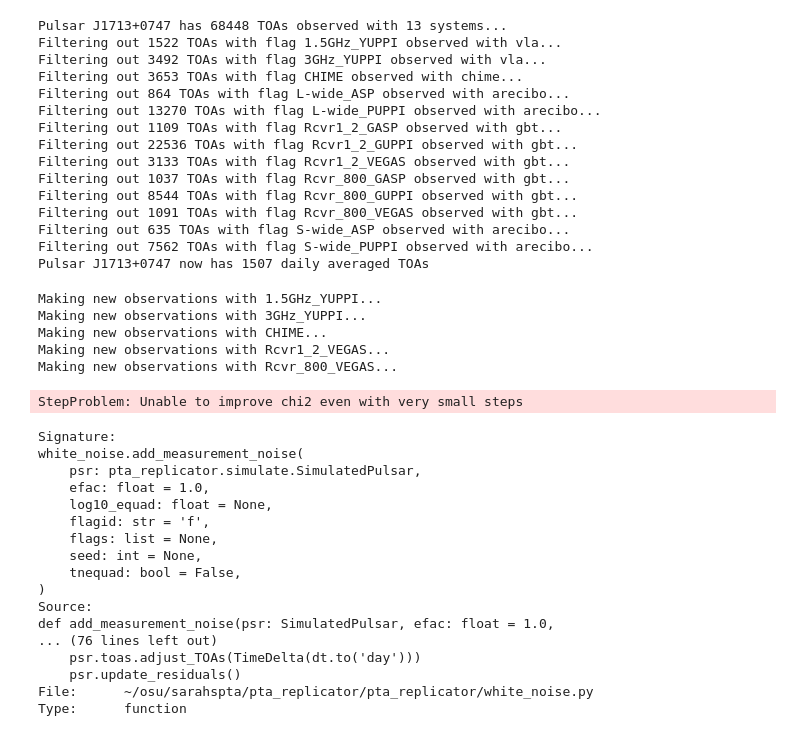
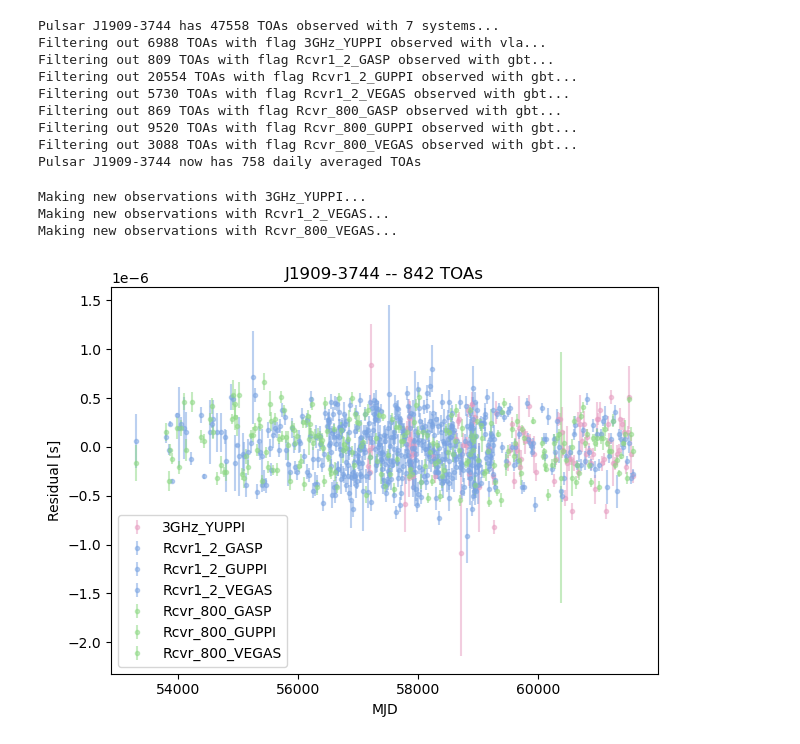
Before and after one commit to anjanaashok592/pta_replicator, a Jupyter notebook: examples/make_new_obs.ipynb, the cells around one changed output. Saved outputs shown, nothing was run; the diff lists cells and outputs as text; code cells hidden in the pictures.

Commit message:
adding efac and equad for one pulsar

```diff
--- a/examples/make_new_obs.ipynb
+++ b/examples/make_new_obs.ipynb
@@ -40,5 +40,4 @@ WARNING  (pint.fitter                   ): Unable to improve chi2 even with very
 # %%
-# datadir = '/Users/vigeland/Documents/Research/NANOGrav/nanograv_data/NG20/Data/ng20_v1p1_dmx/'
 
 # myparfile = datadir + 'parfiles/J1909-3744_PINT_20250319.nb.par'
 # mytimfile = datadir + 'timfiles/J1909-3744_PINT_20250411.nb.tim'
@@ -46,11 +45,11 @@ WARNING  (pint.fitter                   ): Unable to improve chi2 even with very
 #my paths'
 mypardir = '/Users/ashokan/osu/sarahspta/ng20/results/'
 mytimdir = '/Users/ashokan/osu/sarahspta/NG20_prelim_v1p0_excised_toas/'
-#myparfile = mypardir + 'J1909-3744_PINT_20250319.nb.par'
-#mytimfile = mytimdir + 'J1909-3744_PINT_20250411.nb.tim'
+myparfile = mypardir + 'J1909-3744_PINT_20250319.nb.par'
+mytimfile = mytimdir + 'J1909-3744_PINT_20250411.nb.tim'
 
-myparfile = mypardir + 'J1713+0747_PINT_20250429.nb.par'
-mytimfile = mytimdir + 'J1713+0747_PINT_20250411.nb.tim'
+# myparfile = mypardir + 'J1713+0747_PINT_20250429.nb.par'
+# mytimfile = mytimdir + 'J1713+0747_PINT_20250411.nb.tim'
 
 psr = simulate.load_pulsar(myparfile, mytimfile, ephem='DE440')
 # %%
@@ -60,21 +59,15 @@ if 'PLRedNoise' in psr.model.components.keys():
 
 psr.generate_daily_avg_toas(ideal=True)
 # %% [output]
-Pulsar J1713+0747 has 68448 TOAs observed with 13 systems...
-Filtering out 1522 TOAs with flag 1.5GHz_YUPPI observed with vla...
-Filtering out 3492 TOAs with flag 3GHz_YUPPI observed with vla...
-Filtering out 3653 TOAs with flag CHIME observed with chime...
-Filtering out 864 TOAs with flag L-wide_ASP observed with arecibo...
-Filtering out 13270 TOAs with flag L-wide_PUPPI observed with arecibo...
-Filtering out 1109 TOAs with flag Rcvr1_2_GASP observed with gbt...
-Filtering out 22536 TOAs with flag Rcvr1_2_GUPPI observed with gbt...
-Filtering out 3133 TOAs with flag Rcvr1_2_VEGAS observed with gbt...
-Filtering out 1037 TOAs with flag Rcvr_800_GASP observed with gbt...
-Filtering out 8544 TOAs with flag Rcvr_800_GUPPI observed with gbt...
-Filtering out 1091 TOAs with flag Rcvr_800_VEGAS observed with gbt...
-Filtering out 635 TOAs with flag S-wide_ASP observed with arecibo...
-Filtering out 7562 TOAs with flag S-wide_PUPPI observed with arecibo...
-Pulsar J1713+0747 now has 1507 daily averaged TOAs
+Pulsar J1909-3744 has 47558 TOAs observed with 7 systems...
+Filtering out 6988 TOAs with flag 3GHz_YUPPI observed with vla...
+Filtering out 809 TOAs with flag Rcvr1_2_GASP observed with gbt...
+Filtering out 20554 TOAs with flag Rcvr1_2_GUPPI observed with gbt...
+Filtering out 5730 TOAs with flag Rcvr1_2_VEGAS observed with gbt...
+Filtering out 869 TOAs with flag Rcvr_800_GASP observed with gbt...
+Filtering out 9520 TOAs with flag Rcvr_800_GUPPI observed with gbt...
+Filtering out 3088 TOAs with flag Rcvr_800_VEGAS observed with gbt...
+Pulsar J1909-3744 now has 758 daily averaged TOAs
 # %%
 def get_current_flags(flags):
 
@@ -165,8 +158,6 @@ else:
 
             psr.toas.merge(new_toas)
 # %% [output]
-Making new observations with 1.5GHz_YUPPI...
 Making new observations with 3GHz_YUPPI...
-Making new observations with CHIME...
 Making new observations with Rcvr1_2_VEGAS...
 Making new observations with Rcvr_800_VEGAS...
@@ -173,31 +208,13 @@ Making new observations with Rcvr_800_VEGAS...
 # %%
 simulate.make_ideal(psr)
 
-white_noise.add_measurement_noise(psr, efac=1)
+white_noise.add_measurement_noise(psr, efac=1, FACTOR=1)
 
 for _ in range(3):
-    psr.fit()
+    psr.fit('gls')
 
 # at this point, you could also inject in red noise and a GWB
+savefilename = psr.name + '_residuals_without_factor.png'
+make_residual_plot(psr,save=True, savefilename=savefilename)
 # %% [output]
-StepProblem: Unable to improve chi2 even with very small steps
+[figure, added]
-# %%
-white_noise.add_measurement_noise??
-# %% [output]
-Signature:
-white_noise.add_measurement_noise(
-    psr: pta_replicator.simulate.SimulatedPulsar,
-    efac: float = 1.0,
-    log10_equad: float = None,
-    flagid: str = 'f',
-    flags: list = None,
-    seed: int = None,
-    tnequad: bool = False,
-)
-Source:
-def add_measurement_noise(psr: SimulatedPulsar, efac: float = 1.0,
-... (76 lines left out)
-    psr.toas.adjust_TOAs(TimeDelta(dt.to('day')))
-    psr.update_residuals()
-File:      ~/osu/sarahspta/pta_replicator/pta_replicator/white_noise.py
-Type:      function
```
Also changed, not shown: parts of 16 cells of this notebook.
